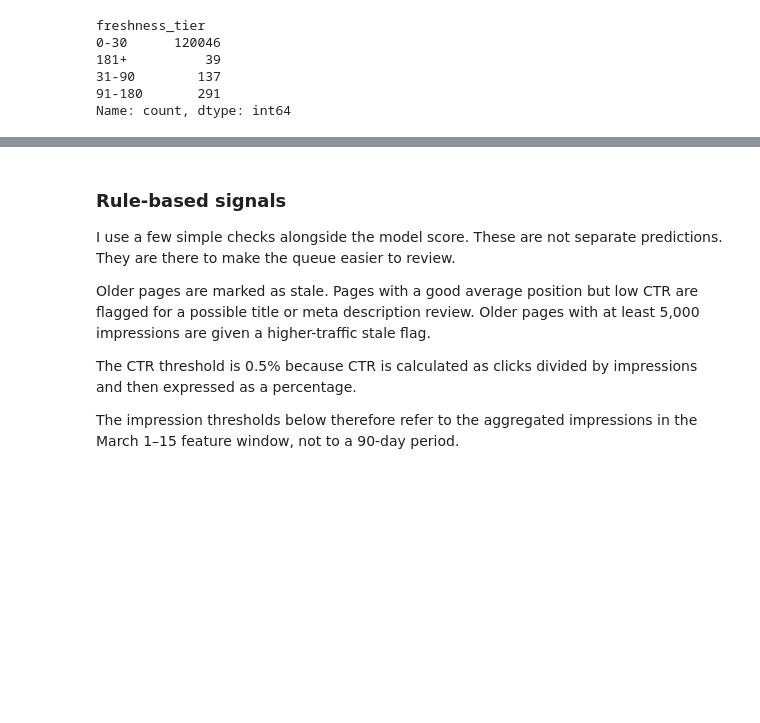
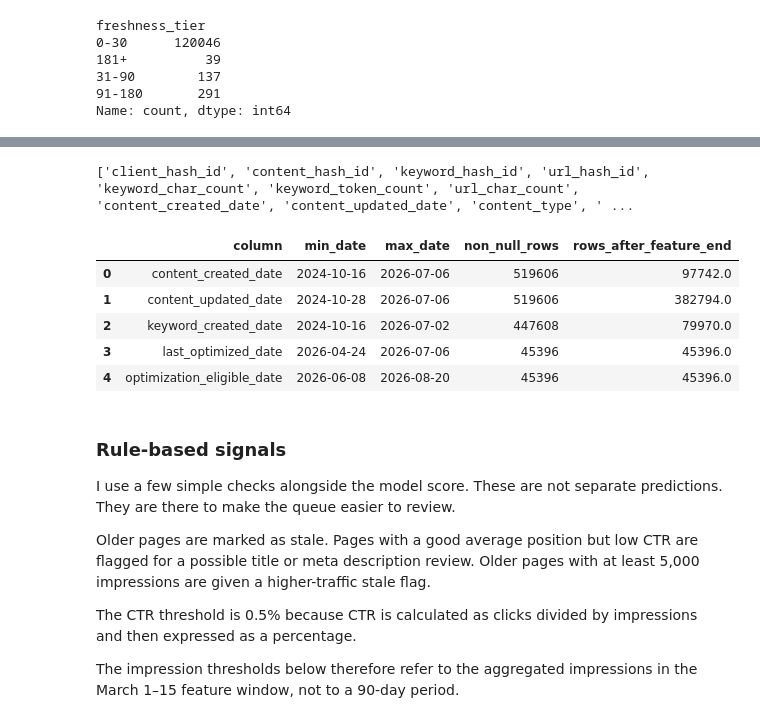
Before and after one commit to KinzaAsif2456/discoverey, a Jupyter notebook: work/notebooks/w07_action_playbook.ipynb, the cells around one changed output, grey strips where cells are left out. Drawn from its saved outputs; the diff is of its cells as text; code cells hidden in the pictures; blank space fills up the shorter version.

```diff
--- a/work/notebooks/w07_action_playbook.ipynb
+++ b/work/notebooks/w07_action_playbook.ipynb
@@ -330,3 +422,67 @@ Name: count, dtype: int64
+# %%
+# Check the available date-like columns
+
+dim_content_columns = con.sql(
+    f"""
+    SELECT *
+    FROM {TABLES['dim_content']}
+    LIMIT 1
+    """
+).df().columns.tolist()
+
+print(dim_content_columns)
+# %% [output]
+['client_hash_id', 'content_hash_id', 'keyword_hash_id', 'url_hash_id', 'keyword_char_count', 'keyword_token_count', 'url_char_count', 'content_created_date', 'content_updated_date', 'content_type', ' ...
+# %%
+# Audit candidate content dates for temporal validity
+
+date_columns = [
+    "content_created_date",
+    "content_updated_date",
+    "keyword_created_date",
+    "last_optimized_date",
+    "optimization_eligible_date"
+]
+
+date_audit = []
+
+for col in date_columns:
+    result = con.sql(
+        f"""
+        SELECT
+            MIN({col}) AS min_date,
+            MAX({col}) AS max_date,
+            COUNT(*) AS total_rows,
+            COUNT({col}) AS non_null_rows,
+            SUM(
+                CASE
+                    WHEN {col} > DATE '{FEAT_END}'
+                    THEN 1
+                    ELSE 0
+                END
+            ) AS rows_after_feature_end
+        FROM {TABLES['dim_content']}
+        """
+    ).df()
+
+    date_audit.append({
+        "column": col,
+        "min_date": result.loc[0, "min_date"],
+        "max_date": result.loc[0, "max_date"],
+        "non_null_rows": result.loc[0, "non_null_rows"],
+        "rows_after_feature_end": result.loc[0, "rows_after_feature_end"]
+    })
+
+date_audit = pd.DataFrame(date_audit)
+
+display(date_audit)
+# %% [output]
+|  | column | min_date | max_date | non_null_rows | rows_after_feature_end |
+| 0 | content_created_date | 2024-10-16 | 2026-07-06 | 519606 | 97742.0 |
+| 1 | content_updated_date | 2024-10-28 | 2026-07-06 | 519606 | 382794.0 |
+| 2 | keyword_created_date | 2024-10-16 | 2026-07-02 | 447608 | 79970.0 |
+| 3 | last_optimized_date | 2026-04-24 | 2026-07-06 | 45396 | 45396.0 |
+| 4 | optimization_eligible_date | 2026-06-08 | 2026-08-20 | 45396 | 45396.0 |
 # %% [markdown]
 ### Rule-based signals
 
```
Also changed, not shown: parts of 13 cells of this notebook.
